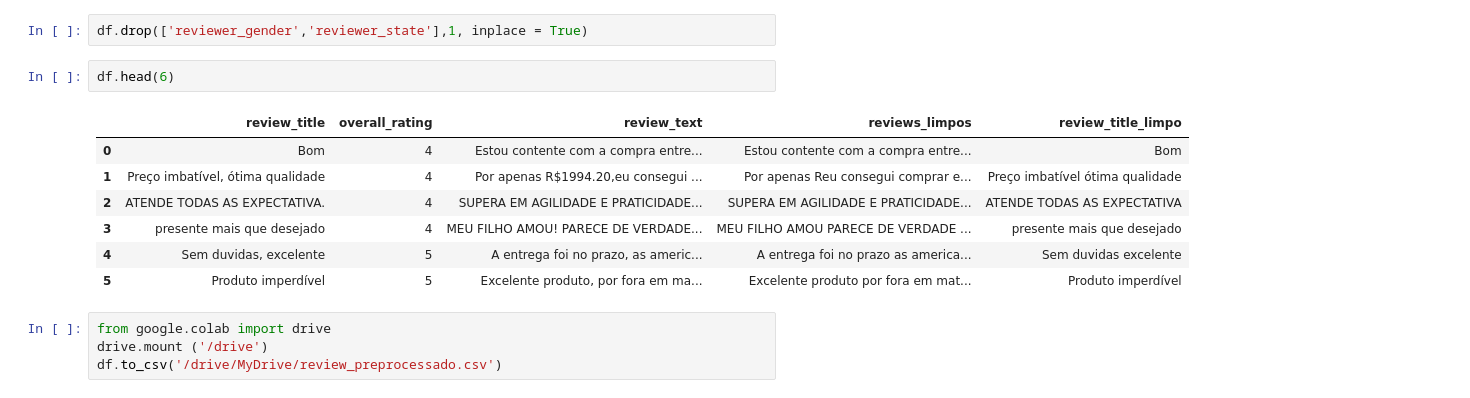
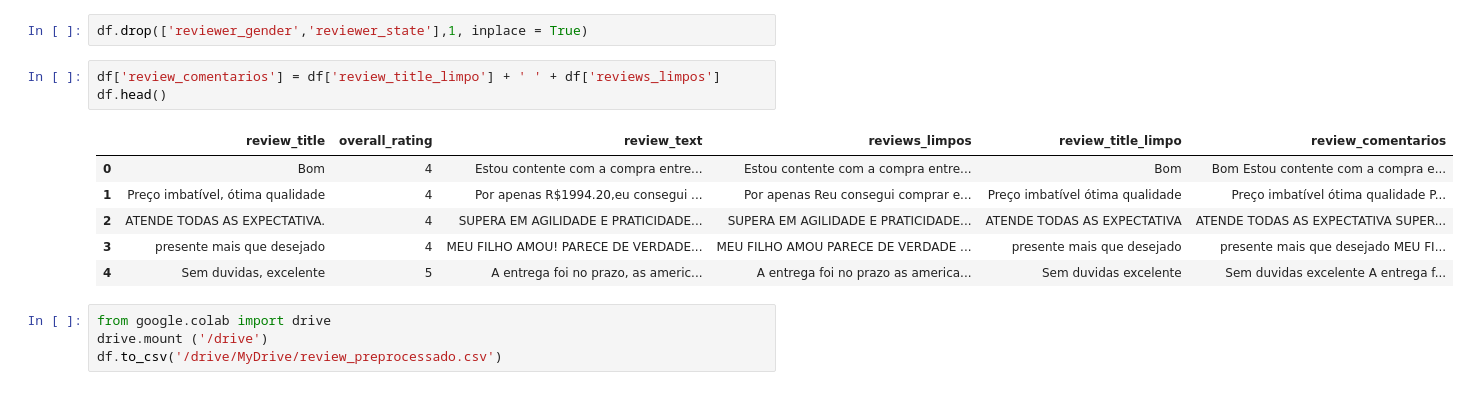
Before and after one commit to MariaBet/tcc-analisedesentimentos-b2w, a Jupyter notebook: pre_processamento.ipynb, the cells around one changed output. Cells and saved outputs as stored; diff of their text form.

```diff
--- a/pre_processamento.ipynb
+++ b/pre_processamento.ipynb
@@ -106,16 +106,16 @@ df.drop(['reviewer_id'],1, inplace = True)
 df.drop(['product_name', 'reviewer_birth_year'],1, inplace = True)
 # %%
 df.drop(['reviewer_gender','reviewer_state'],1, inplace = True)
-# %%
-df.head(6)
-# %% [output]
-|  | review_title | overall_rating | review_text | reviews_limpos | review_title_limpo |
-| 0 | Bom | 4 | Estou contente com a compra entre... | Estou contente com a compra entre... | Bom |
-| 1 | Preço imbatível, ótima qualidade | 4 | Por apenas R$1994.20,eu consegui ... | Por apenas Reu consegui comprar e... | Preço imbatível ótima qualidade |
-| 2 | ATENDE TODAS AS EXPECTATIVA. | 4 | SUPERA EM AGILIDADE E PRATICIDADE... | SUPERA EM AGILIDADE E PRATICIDADE... | ATENDE TODAS AS EXPECTATIVA |
-| 3 | presente mais que desejado | 4 | MEU FILHO AMOU! PARECE DE VERDADE... | MEU FILHO AMOU PARECE DE VERDADE ... | presente mais que desejado |
-| 4 | Sem duvidas, excelente | 5 | A entrega foi no prazo, as americ... | A entrega foi no prazo as america... | Sem duvidas excelente |
-| 5 | Produto imperdível | 5 | Excelente produto, por fora em ma... | Excelente produto por fora em mat... | Produto imperdível |
+# %%
+df['review_comentarios'] = df['review_title_limpo'] + ' ' + df['reviews_limpos']
+df.head()
+# %% [output]
+|  | review_title | overall_rating | review_text | reviews_limpos | review_title_limpo | review_comentarios |
+| 0 | Bom | 4 | Estou contente com a compra entre... | Estou contente com a compra entre... | Bom | Bom Estou contente com a compra e... |
+| 1 | Preço imbatível, ótima qualidade | 4 | Por apenas R$1994.20,eu consegui ... | Por apenas Reu consegui comprar e... | Preço imbatível ótima qualidade | Preço imbatível ótima qualidade P... |
+| 2 | ATENDE TODAS AS EXPECTATIVA. | 4 | SUPERA EM AGILIDADE E PRATICIDADE... | SUPERA EM AGILIDADE E PRATICIDADE... | ATENDE TODAS AS EXPECTATIVA | ATENDE TODAS AS EXPECTATIVA SUPER... |
+| 3 | presente mais que desejado | 4 | MEU FILHO AMOU! PARECE DE VERDADE... | MEU FILHO AMOU PARECE DE VERDADE ... | presente mais que desejado | presente mais que desejado MEU FI... |
+| 4 | Sem duvidas, excelente | 5 | A entrega foi no prazo, as americ... | A entrega foi no prazo as america... | Sem duvidas excelente | Sem duvidas excelente A entrega f... |
 # %%
 from google.colab import drive
 drive.mount ('/drive')
```
